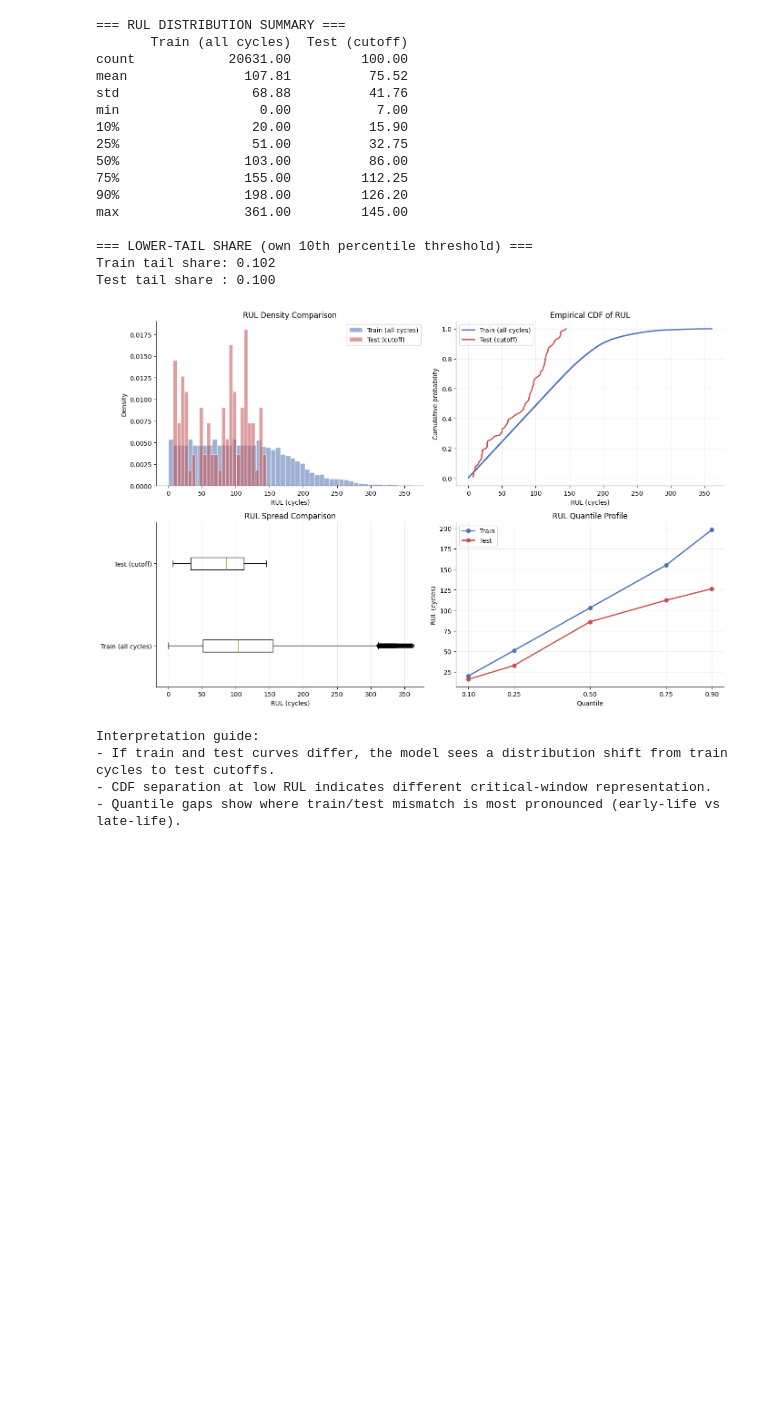
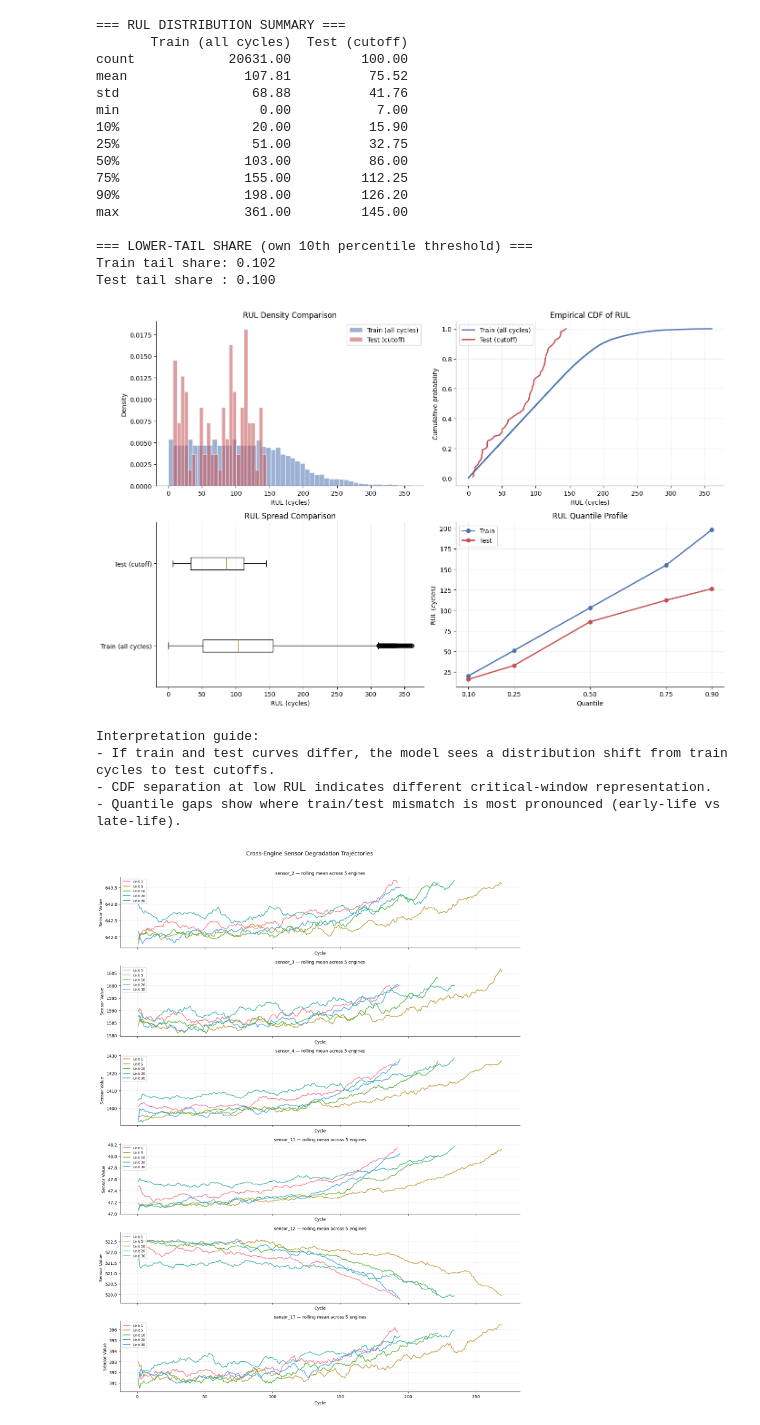
Before and after one commit to arnavhm/EngineWatch-Interpretable-Turbofan-Engine-Health-Monitoring, a Jupyter notebook: notebooks/01_data_exploration.ipynb, the cells around one changed output. Cells and saved outputs as stored; diff of their text form; code cells hidden in the pictures; blank space fills up the shorter version.

Commit message:
Exploration notebook complete — cells 1-11, sensor analysis, RUL distribution, consistency scores

```diff
--- a/notebooks/01_data_exploration.ipynb
+++ b/notebooks/01_data_exploration.ipynb
@@ -468,3 +468,64 @@ Interpretation guide:
 - If train and test curves differ, the model sees a distribution shift from train cycles to test cutoffs.
 - CDF separation at low RUL indicates different critical-window representation.
 - Quantile gaps show where train/test mismatch is most pronounced (early-life vs late-life).
+# %%
+# Cell 10 — Sensor trajectories across multiple engines
+"""
+Purpose: Compare rolling sensor degradation trajectories across multiple engines.
+Input shape: train_df with columns ['unit', 'cycle', sensor columns].
+Output shape: One subplot per selected sensor, one line per selected engine.
+Assumptions: Engine units and sensor columns exist in train_df.
+Failure conditions: Raises ValueError if requested units/sensors are missing.
+"""
+
+# Compare how selected sensors degrade across different engines.
+# This validates that degradation is consistent across the fleet,
+# not just an artefact of one engine's data.
+
+sample_engines = [1, 5, 10, 20, 30]
+requested_sensors = ["sensor_2", "sensor_3", "sensor_4", "sensor_11", "sensor_12", "sensor_17"]
+
+# Normalize sensor names to dataset schema (e.g., sensor_2 -> s2)
+def _normalize_sensor_name(sensor_name: str) -> str:
+    if sensor_name in train_df.columns:
+        return sensor_name
+    if sensor_name.startswith("sensor_"):
+        candidate = f"s{sensor_name.split('_')[-1]}"
+        if candidate in train_df.columns:
+            return candidate
+    return sensor_name
+
+sensors_to_plot = [_normalize_sensor_name(sensor) for sensor in requested_sensors]
+
+available_units = set(train_df["unit"].unique())
+missing_units = [unit for unit in sample_engines if unit not in available_units]
+if missing_units:
+    raise ValueError(f"Units not found in train_df: {missing_units}")
+
+missing_sensors = [sensor for sensor in sensors_to_plot if sensor not in train_df.columns]
+if missing_sensors:
+    raise ValueError(f"Sensors not found in train_df: {missing_sensors}")
+
+fig, axes = plt.subplots(len(sensors_to_plot), 1, figsize=(14, len(sensors_to_plot) * 3), sharex=True)
+
+if len(sensors_to_plot) == 1:
+    axes = [axes]
+
+for i, sensor in enumerate(sensors_to_plot):
+    ax = axes[i]
+    for unit in sample_engines:
+        engine_data = train_df[train_df["unit"] == unit].copy().sort_values("cycle")
+        rolling = engine_data[sensor].rolling(window=10, min_periods=1).mean()
+        ax.plot(engine_data["cycle"], rolling, linewidth=1.5, label=f"Unit {unit}")
+
+    ax.set_title(f"{sensor} — rolling mean across 5 engines", fontsize=10)
+    ax.set_xlabel("Cycle")
+    ax.set_ylabel("Sensor Value")
+    ax.legend(fontsize=8, loc="upper left")
+    ax.grid(alpha=0.25)
+
+plt.suptitle("Cross-Engine Sensor Degradation Trajectories", fontsize=13, y=1.01)
+plt.tight_layout()
+plt.show()
+# %% [output]
+[figure, added]
```
Also changed, not shown: parts of 1 cell of this notebook.
